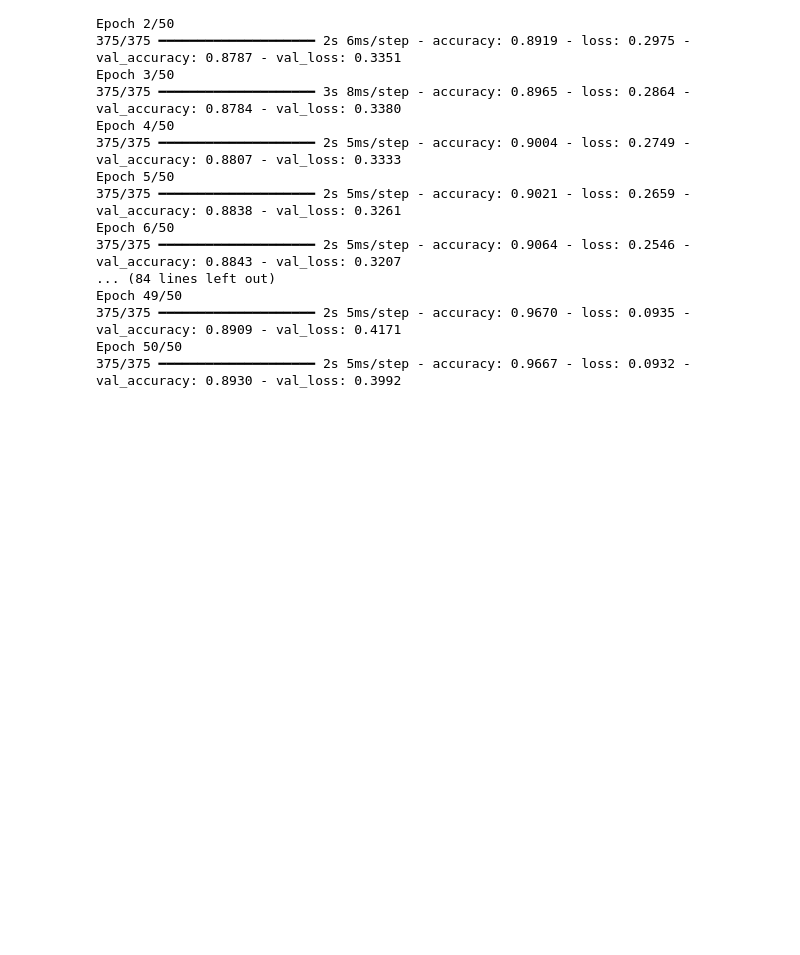
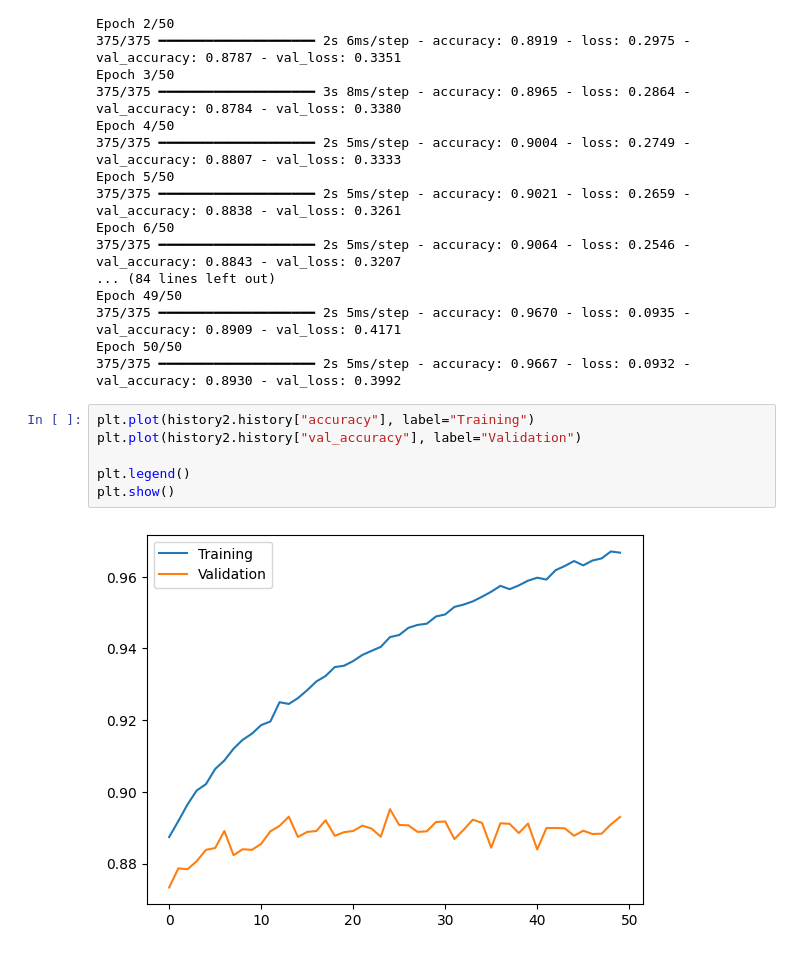
Before and after one commit to Akouaouchchaymae/fashion-mnist-classifier, a Jupyter notebook: notebook/fashion_mnist_exploration.ipynb, the cells around one changed output. Saved outputs shown, nothing was run; the diff lists cells and outputs as text; blank space fills up the shorter version.

```diff
--- a/notebook/fashion_mnist_exploration.ipynb
+++ b/notebook/fashion_mnist_exploration.ipynb
@@ -132,3 +132,11 @@ Epoch 49/50
 375/375 ━━━━━━━━━━━━━━━━━━━━ 2s 5ms/step - accuracy: 0.9670 - loss: 0.0935 - val_accuracy: 0.8909 - val_loss: 0.4171
 Epoch 50/50
 375/375 ━━━━━━━━━━━━━━━━━━━━ 2s 5ms/step - accuracy: 0.9667 - loss: 0.0932 - val_accuracy: 0.8930 - val_loss: 0.3992
+# %%
+plt.plot(history2.history["accuracy"], label="Training")
+plt.plot(history2.history["val_accuracy"], label="Validation")
+
+plt.legend()
+plt.show()
+# %% [output]
+[figure, added]
```
Also changed, not shown: parts of 12 cells of this notebook.
